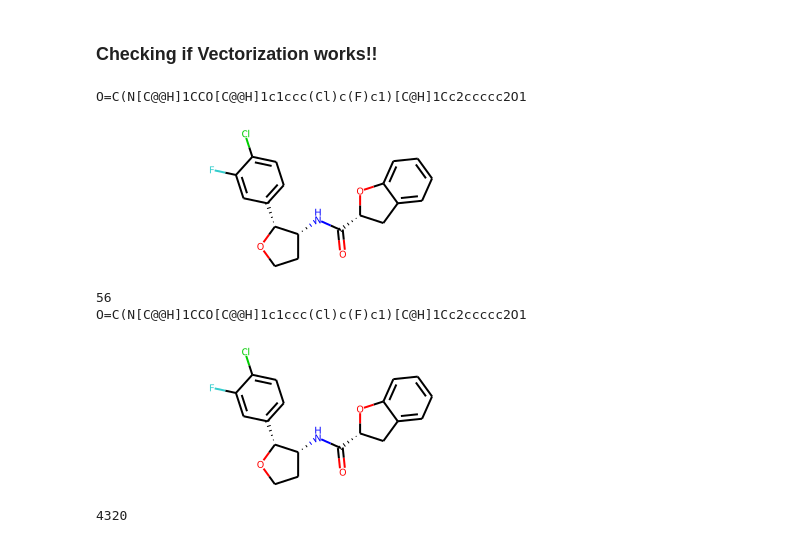
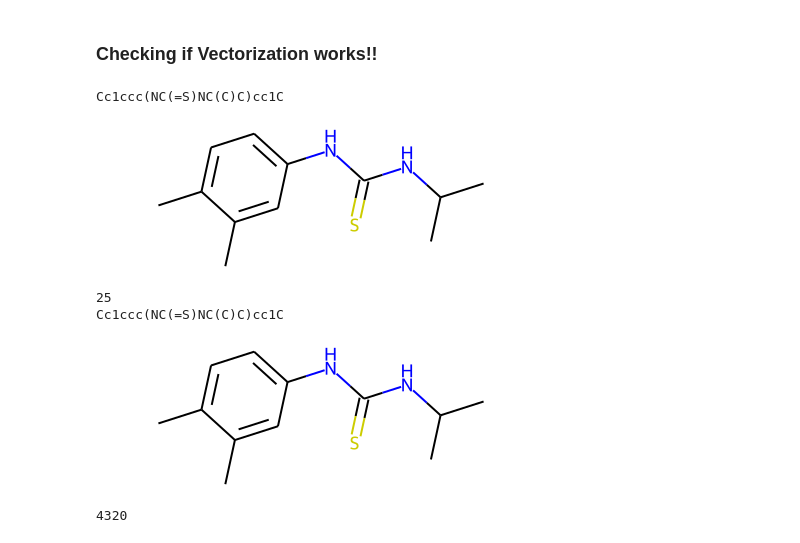
Before and after one commit to chandagrover/Machine-Learning, a Jupyter notebook: 4SMILEVAEMultipleProperty.ipynb, the cells around one changed output. Saved outputs shown, nothing was run; the diff lists cells and outputs as text; code cells hidden in the pictures.

```diff
--- a/4SMILEVAEMultipleProperty.ipynb
+++ b/4SMILEVAEMultipleProperty.ipynb
@@ -165,14 +165,14 @@ X_test = vectorize(smiles_test['smiles'].values)
 # %% [markdown]
 ### **Checking if Vectorization works!!**
 # %%
-idx=584
+idx=281
 print(smiles_train['smiles'][idx])
 from rdkit.Chem.Draw import IPythonConsole
 m = Chem.MolFromSmiles(smiles_train['smiles'][idx])
 m
 # %% [output]
-O=C(N[C@@H]1CCO[C@@H]1c1ccc(Cl)c(F)c1)[C@H]1Cc2ccccc2O1
+Cc1ccc(NC(=S)NC(C)C)cc1C
-[figure, old version]
+[figure, new version]
 # %%
 # Going back from vectorized form back to a readable string
 strr="".join([int_to_char[idx] for idx in np.argmax(X_train[idx,:,:], axis=1)])
@@ -183,9 +183,9 @@ print(line)
 m = Chem.MolFromSmiles(line)
 m
 # %% [output]
-56
-O=C(N[C@@H]1CCO[C@@H]1c1ccc(Cl)c(F)c1)[C@H]1Cc2ccccc2O1
+25
+Cc1ccc(NC(=S)NC(C)C)cc1C
-[figure, old version]
+[figure, new version]
 # %%
 mol_size_x=X_train.shape[1]
 mol_size_y=X_train.shape[2]
```
Also changed, not shown: parts of 14 cells of this notebook.
